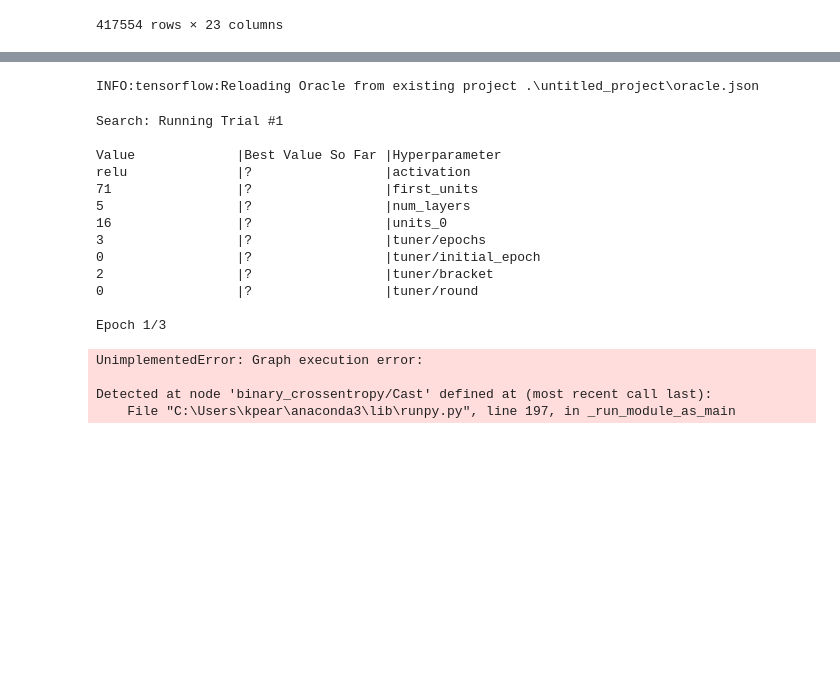
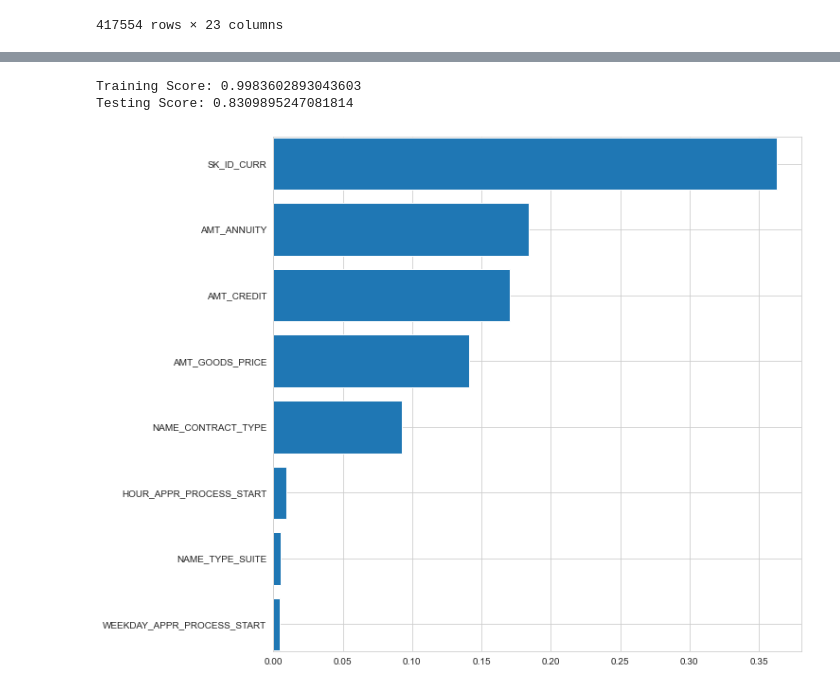
Before and after one commit to rashmirekha27/Loan_Officers, a Jupyter notebook: optimized_workbook.ipynb, the cells around one changed output, grey strips where cells are left out. Saved outputs shown, nothing was run; the diff lists cells and outputs as text; code cells hidden in the pictures; blank space fills up the shorter version.

```diff
--- a/optimized_workbook.ipynb
+++ b/optimized_workbook.ipynb
@@ -1643,34 +1609,11 @@ def create_model(hp):
-# %%
-# Import the kerastuner library
-import keras_tuner as kt
-
-
-tuner = kt.Hyperband(
-    create_model,
-    objective="val_accuracy",
-    max_epochs=25,
-    hyperband_iterations=2)
-# %% [output]
-INFO:tensorflow:Reloading Oracle from existing project .\untitled_project\oracle.json
-# %%
-# Run the kerastuner search for best hyperparameters
-tuner.search(processed_data,y_train,epochs=25,validation_data=(processed_data2,y_test))
-# %% [output]
-Search: Running Trial #1
-
-Value             |Best Value So Far |Hyperparameter
-relu              |?                 |activation
-71                |?                 |first_units
-5                 |?                 |num_layers
-16                |?                 |units_0
-3                 |?                 |tuner/epochs
-0                 |?                 |tuner/initial_epoch
-2                 |?                 |tuner/bracket
-0                 |?                 |tuner/round
-
-Epoch 1/3
-UnimplementedError: Graph execution error:
-
-Detected at node 'binary_crossentropy/Cast' defined at (most recent call last):
-    File "C:\Users\kpear\anaconda3\lib\runpy.py", line 197, in _run_module_as_main
+# %%
+# Create model for RandomForestClassifier as an alternative for the linear regression in hopes of producing a more
+# accurate model
+
+clf = RandomForestClassifier(random_state=1, n_estimators=100).fit(processed_data, y_train)
+print(f'Training Score: {clf.score(processed_data, y_train)}')
+print(f'Testing Score: {clf.score(processed_data2, y_test)}')
+# %% [output]
+Training Score: 0.9983602893043603
+Testing Score: 0.8309895247081814
 # %%
@@ -1683,7 +1622,16 @@ print(f"Testing Data Score: {classifier.score(processed_data2, y_test)}")
 # %%
-from sklearn.metrics import confusion_matrix, classification_report
-# Create the confusion matrix
+# graph the feature by level of importance
+features = sorted(zip(X.columns, clf.feature_importances_), key = lambda x: x[1])
+cols = [f[0] for f in features]
+width = [f[1] for f in features]
 
-y_true = y_test
-y_pred = classifier.predict(processed_data2)
-confusion_matrix(y_true, y_pred)
+fig, ax = plt.subplots()
+
+fig.set_size_inches(10,10)
+plt.margins(y=0.001)
+
+ax.barh(y=cols, width=width)
+
+plt.show()
+# %% [output]
+[figure, added]
```
Also changed, not shown: parts of 7 cells of this notebook, 1 other file.
